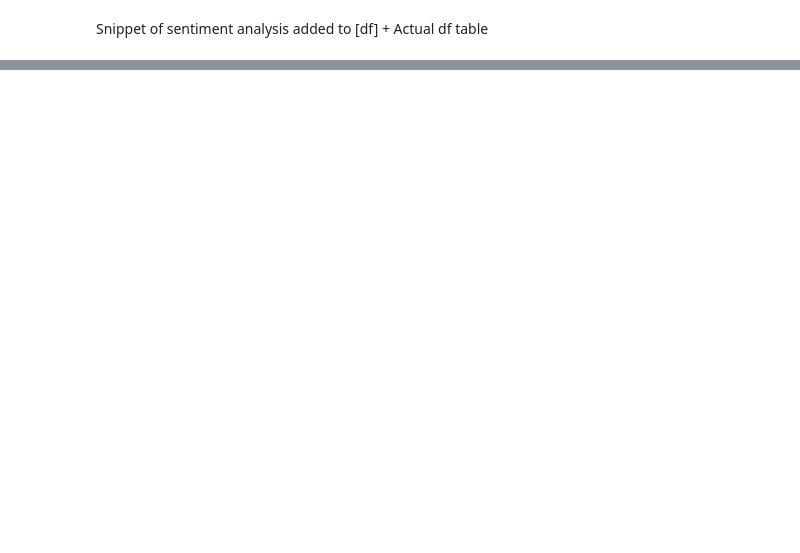
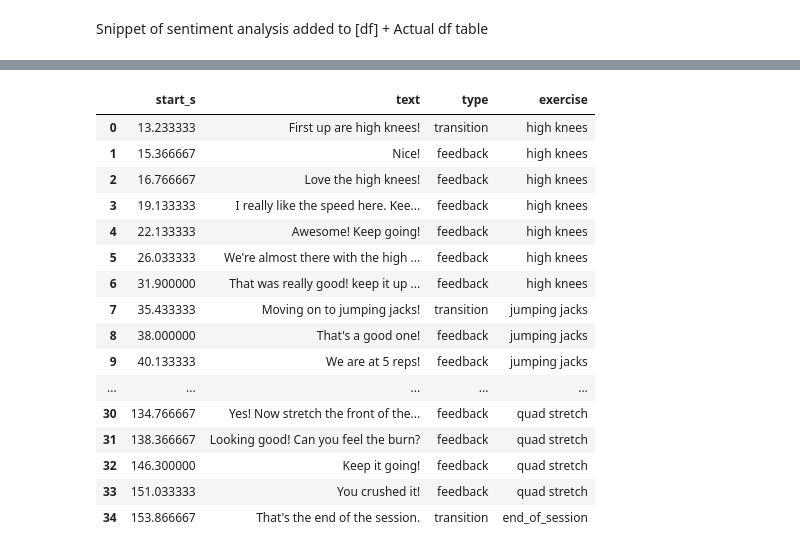
Before and after one commit to Ekimxii/fitness_pose_tracker, a Jupyter notebook: coach_feedback.ipynb, the cells around one changed output, grey strips where cells are left out. Cells and saved outputs as stored; diff of their text form; code cells hidden in the pictures; blank space fills up the shorter version.

```diff
--- a/coach_feedback.ipynb
+++ b/coach_feedback.ipynb
@@ -533,0 +606,23 @@ files.download("qevd_feedback_text.csv")
+# %%
+# check one timeline
+df[df["video_id"] == df["video_id"].iloc[0]][
+    ["start_s", "text", "type", "exercise"]
+].head(40)
+# %% [output]
+|  | start_s | text | type | exercise |
+| 0 | 13.233333 | First up are high knees! | transition | high knees |
+| 1 | 15.366667 | Nice! | feedback | high knees |
+| 2 | 16.766667 | Love the high knees! | feedback | high knees |
+| 3 | 19.133333 | I really like the speed here. Kee... | feedback | high knees |
+| 4 | 22.133333 | Awesome! Keep going! | feedback | high knees |
+| 5 | 26.033333 | We're almost there with the high ... | feedback | high knees |
+| 6 | 31.900000 | That was really good! keep it up ... | feedback | high knees |
+| 7 | 35.433333 | Moving on to jumping jacks! | transition | jumping jacks |
+| 8 | 38.000000 | That's a good one! | feedback | jumping jacks |
+| 9 | 40.133333 | We are at 5 reps! | feedback | jumping jacks |
+| ... | ... | ... | ... | ... |
+| 30 | 134.766667 | Yes! Now stretch the front of the... | feedback | quad stretch |
+| 31 | 138.366667 | Looking good! Can you feel the burn? | feedback | quad stretch |
+| 32 | 146.300000 | Keep it going! | feedback | quad stretch |
+| 33 | 151.033333 | You crushed it! | feedback | quad stretch |
+| 34 | 153.866667 | That's the end of the session. | transition | end_of_session |
```
Also changed, not shown: parts of 20 cells of this notebook.
